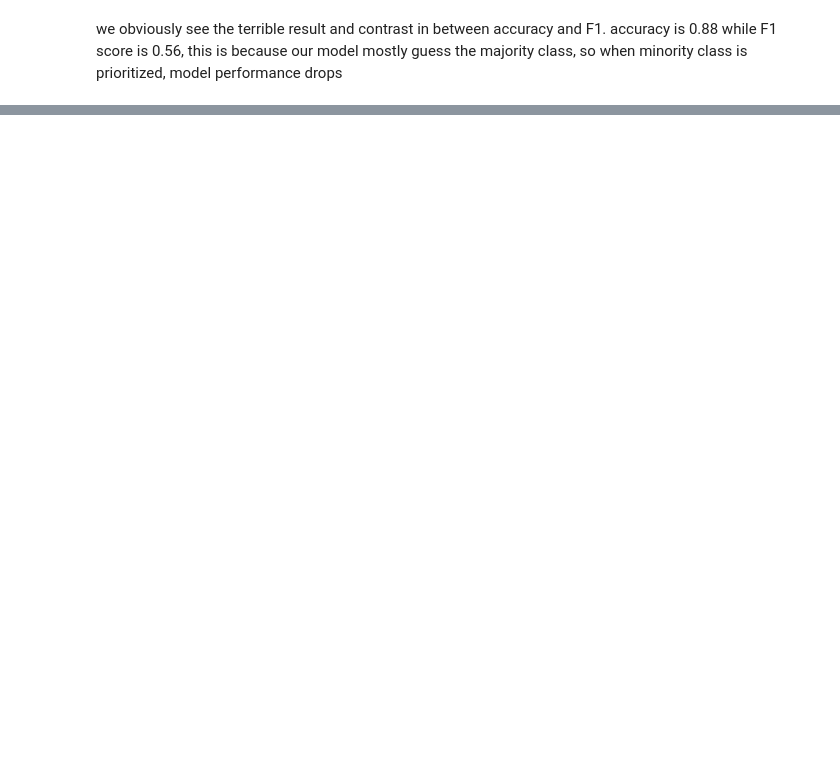
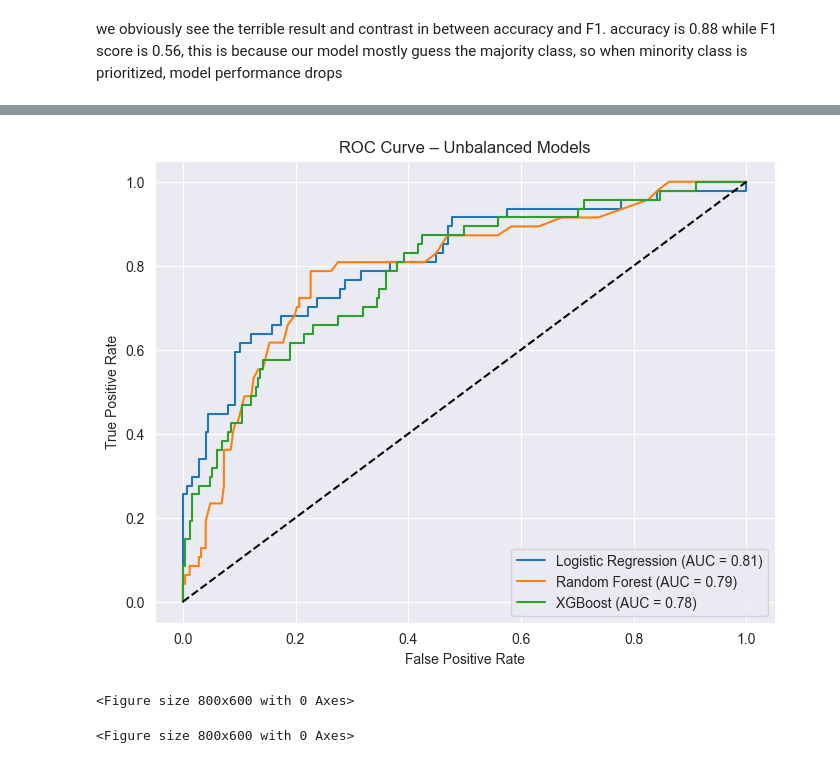
Before and after one commit to Anitasulukhia/Employee_Attrition_Analysis, a Jupyter notebook: ML.ipynb, the cells around one changed output, grey strips where cells are left out. Saved outputs shown, nothing was run; the diff lists cells and outputs as text; code cells hidden in the pictures; blank space fills up the shorter version.

```diff
--- a/ML.ipynb
+++ b/ML.ipynb
@@ -155,0 +185,18 @@ weighted avg       0.83      0.87      0.82       294
+# %%
+#XGBoost on unbalanced data
+xgb_unbal = XGBClassifier(
+    n_estimators=200,
+    max_depth=5,
+    learning_rate=0.1,
+    use_label_encoder=False,
+    eval_metric='logloss',
+    random_state=42
+)
+xgb_unbal.fit(X_train, y_train)
+y_pred_xgb = xgb_unbal.predict(X_test)
+
+print("XGBOOST - UNBALANCED")
+print("F1 score:", f1_score(y_test, y_pred_xgb))
+print(classification_report(y_test, y_pred_xgb))
+
+loggerML.info(f'XGBoost evaluated on unbalanced data F1 score {f1_score(y_test, y_pred_xgb)}')
@@ -155,0 +340,34 @@ weighted avg       0.83      0.87      0.82       294
+# %%
+plt.figure(figsize=(8, 6))
+
+# Logistic Regression - Unbalanced
+y_prob_lr = UnbalancedModelLR.predict_proba(X_test)[:, 1]
+fpr_lr, tpr_lr, _ = roc_curve(y_test, y_prob_lr)
+roc_auc_lr = auc(fpr_lr, tpr_lr)
+plt.plot(fpr_lr, tpr_lr, label=f'Logistic Regression (AUC = {roc_auc_lr:.2f})')
+
+# Random Forest - Unbalanced
+y_prob_rf = rf_unbal.predict_proba(X_test)[:, 1]
+fpr_rf, tpr_rf, _ = roc_curve(y_test, y_prob_rf)
+roc_auc_rf = auc(fpr_rf, tpr_rf)
+plt.plot(fpr_rf, tpr_rf, label=f'Random Forest (AUC = {roc_auc_rf:.2f})')
+
+# XGBoost - Unbalanced
+y_prob_xgb = xgb_unbal.predict_proba(X_test)[:, 1]
+fpr_xgb, tpr_xgb, _ = roc_curve(y_test, y_prob_xgb)
+roc_auc_xgb = auc(fpr_xgb, tpr_xgb)
+plt.plot(fpr_xgb, tpr_xgb, label=f'XGBoost (AUC = {roc_auc_xgb:.2f})')
+
+# Random baseline
+plt.plot([0, 1], [0, 1], 'k--')
+
+plt.xlabel('False Positive Rate')
+plt.ylabel('True Positive Rate')
+plt.title('ROC Curve – Unbalanced Models')
+plt.legend(loc='lower right')
+plt.show()
+plt.figure(figsize=(8, 6))
+# %% [output]
+[figure, added]
+<Figure size 800x600 with 0 Axes>
+<Figure size 800x600 with 0 Axes>
```
Also changed, not shown: parts of 18 cells of this notebook.
